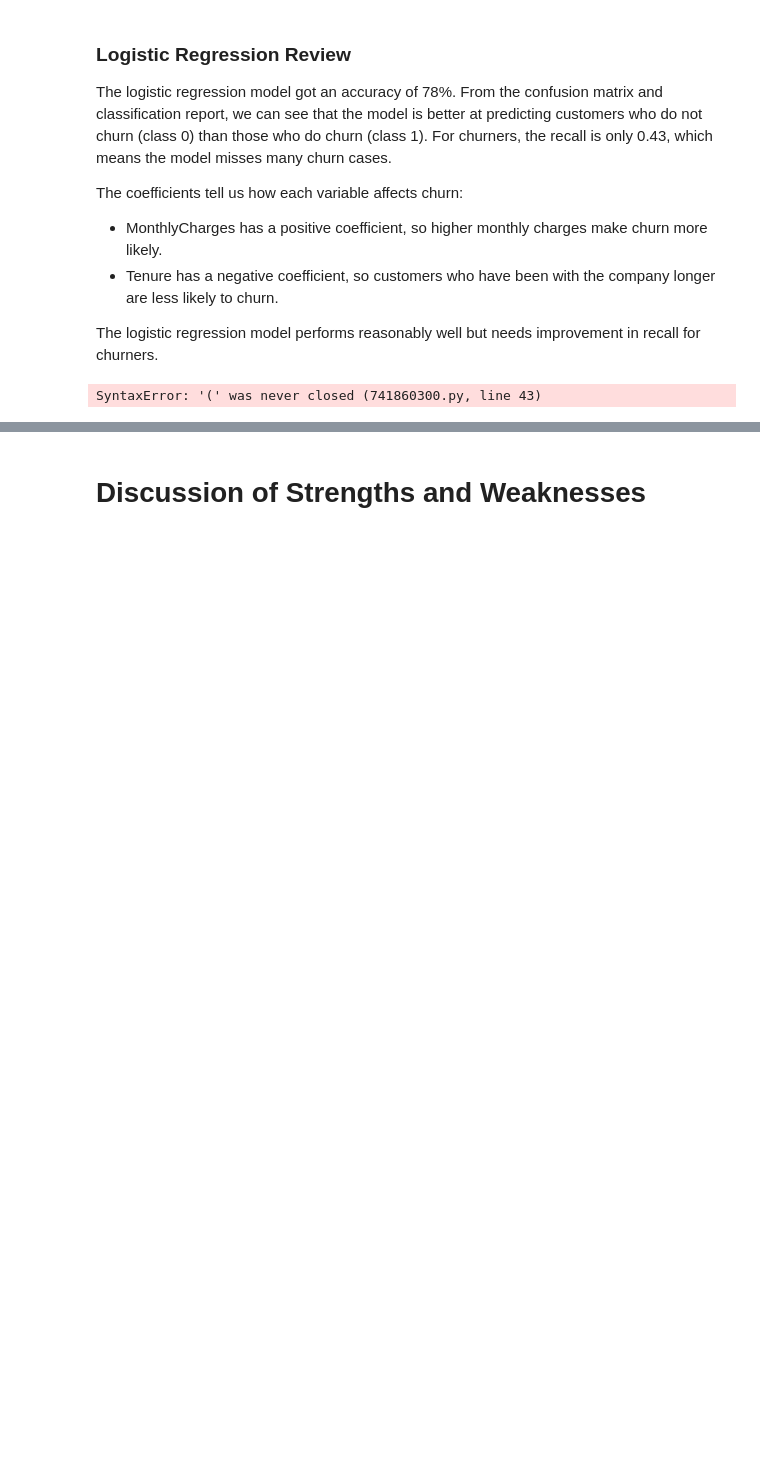
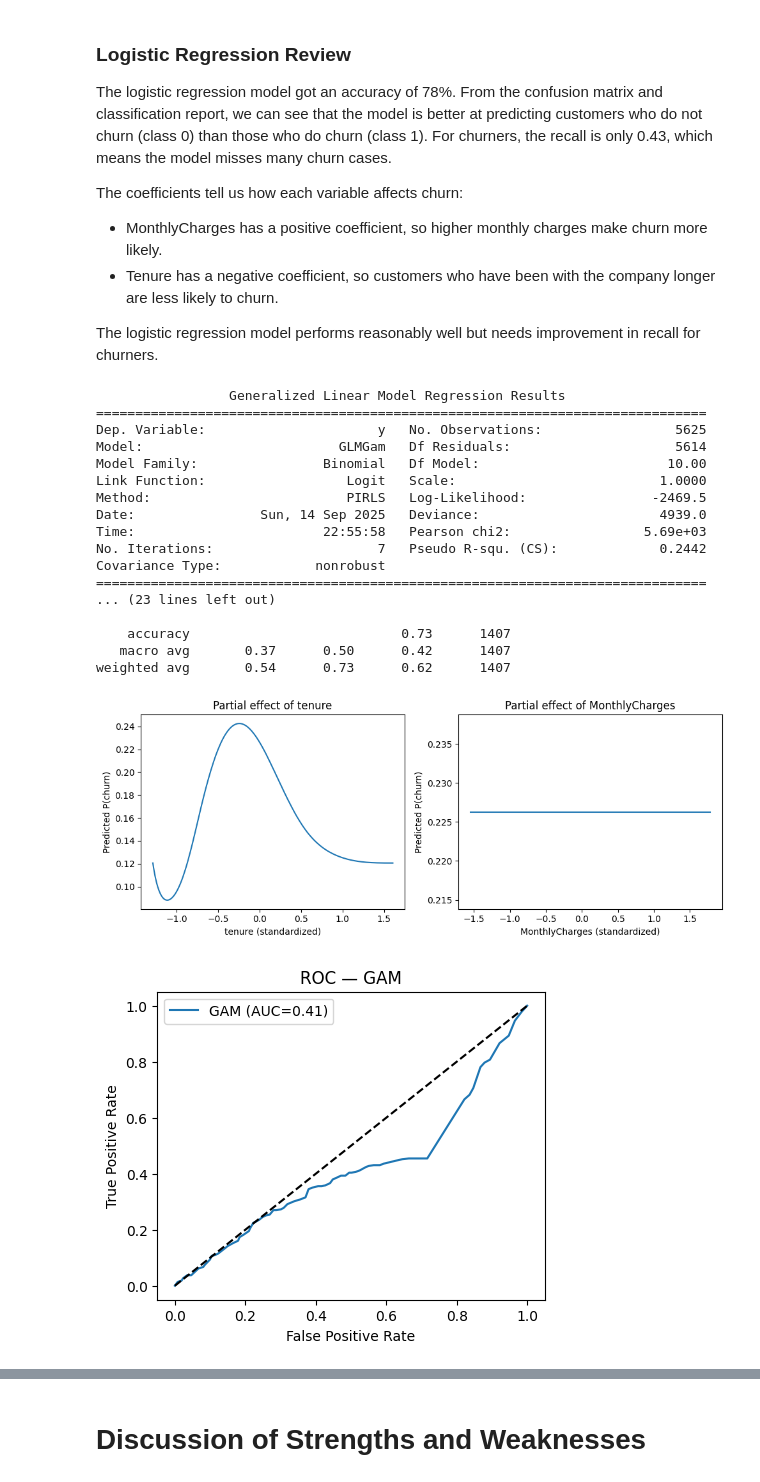
Before and after one commit to lindsaygross/Interpretable-ML, a Jupyter notebook: Interpretable_ML.ipynb, the cells around one changed output, grey strips where cells are left out. Saved outputs shown, nothing was run; the diff lists cells and outputs as text; code cells hidden in the pictures; blank space fills up the shorter version.

```diff
--- a/Interpretable_ML.ipynb
+++ b/Interpretable_ML.ipynb
@@ -694,8 +684,9 @@ for col in categorical_cols:
     df[col] = df[col].astype('category').cat.codes
 # %%
 # trying in new code
-# Generalized Additive Model (GAM)
 # --- Logistic GAM with statsmodels (Binomial + splines) ---
+
+
 
 # 1) Prep data
 df = df.copy()
@@ -715,61 +706,81 @@ scaler = StandardScaler()
 X_train = scaler.fit_transform(X_train)
 X_test  = scaler.transform(X_test)
 
-# 3) Build spline basis using ALL data for knots
-X_all = np.vstack([X_train, X_test])
-bs = BSplines(X_all, df=[6, 6], degree=[3, 3])
+# 3) Build spline basis ON TRAIN ONLY
+bs = BSplines(X_train, df=[6, 6], degree=[3, 3])
 
-# 4) Fit logistic GAM (intercept only for linear exog)
+# 4) Fit logistic GAM with intercept-only linear part
+exog_train = np.ones((X_train.shape[0], 1))
 gam = GLMGam(
     y_train,
-    exog=np.ones((X_train.shape[0], 1)),
+    exog=exog_train,
     smoother=bs,
     family=sm.families.Binomial()
 ).fit()
 print(gam.summary())
 
-# 5) Evaluate on test
-proba = gam.predict(
-    exog=np.ones((X_test.shape[0], 1)),
-    exog_smooth=bs.transform(X_test)
-)
+# 5) Evaluate (clip test into train range to avoid out-of-bounds)
+mins = X_train.min(axis=0)
+maxs = X_train.max(axis=0)
+X_test_clipped = np.clip(X_test, mins, maxs)
+
+exog_test = np.ones((X_test.shape[0], 1))
+proba = gam.predict(exog=exog_test, exog_smooth=bs.transform(X_test_clipped))
 y_pred = (proba >= 0.5).astype(int)
 
 print("\nAccuracy:", round(accuracy_score(y_test, y_pred), 3))
 print("ROC-AUC:", round(roc_auc_score(y_test, proba), 3))
 print("\nClassification report:\n", classification_report(y_test, y_pred, digits=2))
 
-# 6) Partial-dependence plots
+# 6) Partial dependence plots
 fig, axes = plt.subplots(1, 2, figsize=(10, 4))
 feature_names = ['tenure', 'MonthlyCharges']
 
 for i, ax in enumerate(axes):
     grid = np.linspace(X_train[:, i].min(), X_train[:, i].max(), 200)
-    exog = np.ones((grid.shape[0], 1))  # intercept
+
+    exog_grid = np.ones((grid.size, 1))
     X_grid = np.tile(X_train.mean(axis=0), (grid.size, 1))
     X_grid[:, i] = grid
-    exog_smooth = bs.transform(X_grid)
+    preds = gam.predict(exog=exog_grid, exog_smooth=bs.transform(X_grid))
 
-    preds = gam.predict(exog=exog, exog_smooth=exog_smooth)
     ax.plot(grid, preds)
     ax.set_title(f'Partial effect of {feature_names[i]}')
     ax.set_xlabel(f'{feature_names[i]} (standardized)')
     ax.set_ylabel('Predicted P(churn)')
 
 plt.tight_layout()
 plt.show()
 
 # 7) ROC curve
 fpr, tpr, _ = roc_curve(y_test, proba)
 roc_auc = roc_auc_score(y_test, proba)
 
 plt.figure(figsize=(5, 4))
 plt.plot(fpr, tpr, label=f'GAM (AUC={roc_auc:.2f})')
 plt.plot([0, 1], [0, 1], 'k--')
 plt.xlabel('False Positive Rate')
 plt.ylabel('True Positive Rate')
 plt.title('ROC — GAM')
 plt.legend()
 plt.show()
 # %% [output]
-SyntaxError: '(' was never closed (741860300.py, line 43)
+                 Generalized Linear Model Regression Results
+==============================================================================
+Dep. Variable:                      y   No. Observations:                 5625
+Model:                         GLMGam   Df Residuals:                     5614
+Model Family:                Binomial   Df Model:                        10.00
+Link Function:                  Logit   Scale:                          1.0000
+Method:                         PIRLS   Log-Likelihood:                -2469.5
+Date:                Sun, 14 Sep 2025   Deviance:                       4939.0
+Time:                        22:55:58   Pearson chi2:                 5.69e+03
+No. Iterations:                     7   Pseudo R-squ. (CS):             0.2442
+Covariance Type:            nonrobust
+==============================================================================
+... (23 lines left out)
+
+    accuracy                           0.73      1407
+   macro avg       0.37      0.50      0.42      1407
+weighted avg       0.54      0.73      0.62      1407
+[figure, added]
+[figure, added]
```
Also changed, not shown: parts of 8 cells of this notebook, 1 other file.
